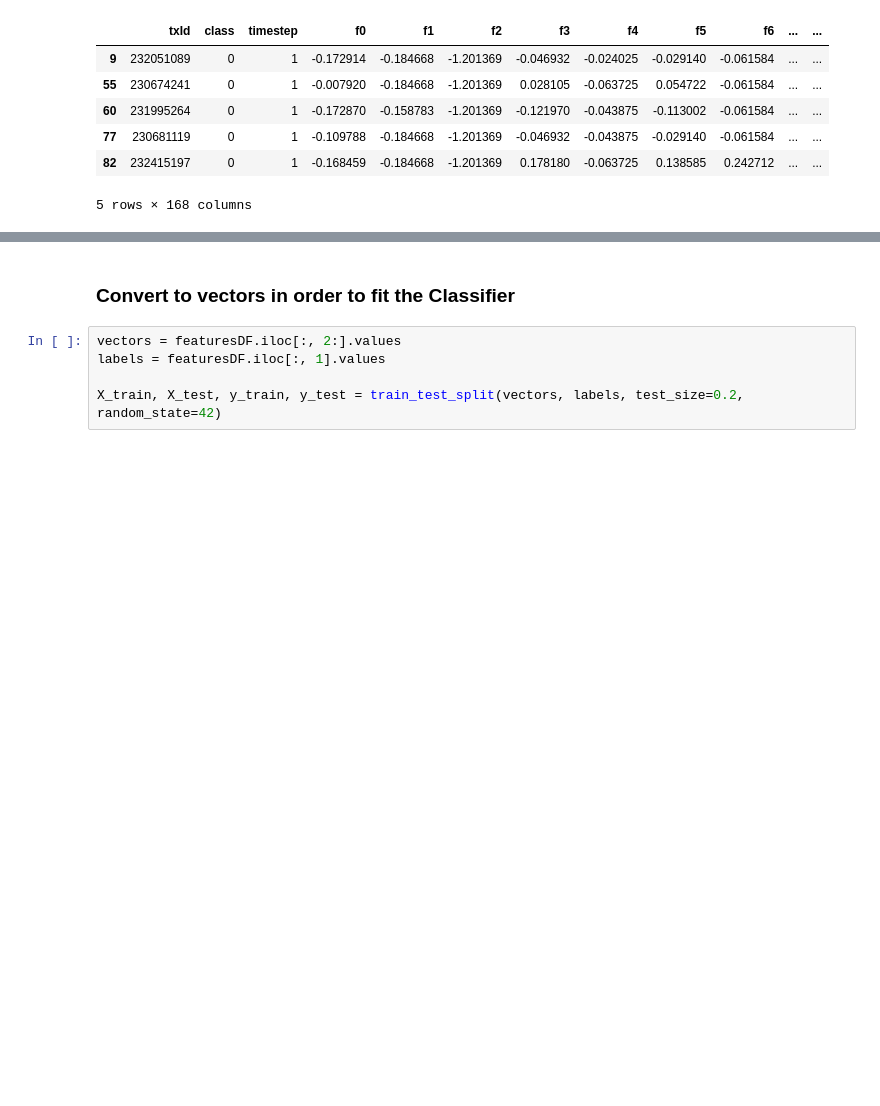
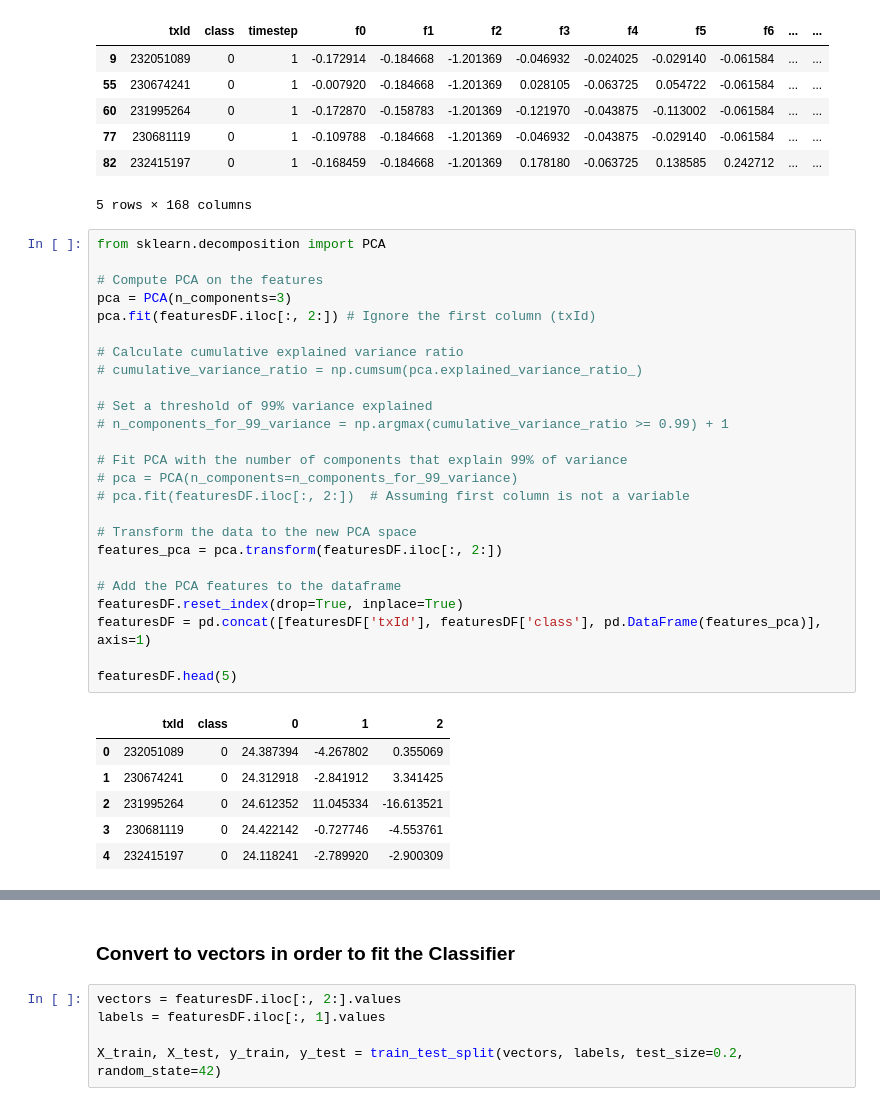
Before and after one commit to pmedare/synthesis-project-II, a Jupyter notebook: Pol/AEpproach/classifier.ipynb, the cells around one changed output, grey strips where cells are left out. Saved outputs shown, nothing was run; the diff lists cells and outputs as text; blank space fills up the shorter version.

```diff
--- a/Pol/AEpproach/classifier.ipynb
+++ b/Pol/AEpproach/classifier.ipynb
@@ -47,3 +47,35 @@ featuresDF.head(5)
 | 77 | 230681119 | 0 | 1 | -0.109788 | -0.184668 | -1.201369 | -0.046932 | -0.043875 | -0.029140 | -0.061584 | ... | ... |
 | 82 | 232415197 | 0 | 1 | -0.168459 | -0.184668 | -1.201369 | 0.178180 | -0.063725 | 0.138585 | 0.242712 | ... | ... |
 5 rows × 168 columns
+# %%
+from sklearn.decomposition import PCA
+
+# Compute PCA on the features
+pca = PCA(n_components=3)
+pca.fit(featuresDF.iloc[:, 2:]) # Ignore the first column (txId)
+
+# Calculate cumulative explained variance ratio
+# cumulative_variance_ratio = np.cumsum(pca.explained_variance_ratio_)
+
+# Set a threshold of 99% variance explained
+# n_components_for_99_variance = np.argmax(cumulative_variance_ratio >= 0.99) + 1
+
+# Fit PCA with the number of components that explain 99% of variance
+# pca = PCA(n_components=n_components_for_99_variance)
+# pca.fit(featuresDF.iloc[:, 2:])  # Assuming first column is not a variable
+
+# Transform the data to the new PCA space
+features_pca = pca.transform(featuresDF.iloc[:, 2:])
+
+# Add the PCA features to the dataframe
+featuresDF.reset_index(drop=True, inplace=True)
+featuresDF = pd.concat([featuresDF['txId'], featuresDF['class'], pd.DataFrame(features_pca)], axis=1)
+
+featuresDF.head(5)
+# %% [output]
+|  | txId | class | 0 | 1 | 2 |
+| 0 | 232051089 | 0 | 24.387394 | -4.267802 | 0.355069 |
+| 1 | 230674241 | 0 | 24.312918 | -2.841912 | 3.341425 |
+| 2 | 231995264 | 0 | 24.612352 | 11.045334 | -16.613521 |
+| 3 | 230681119 | 0 | 24.422142 | -0.727746 | -4.553761 |
+| 4 | 232415197 | 0 | 24.118241 | -2.789920 | -2.900309 |
```
Also changed, not shown: parts of 1 cell of this notebook, 1 other file.
